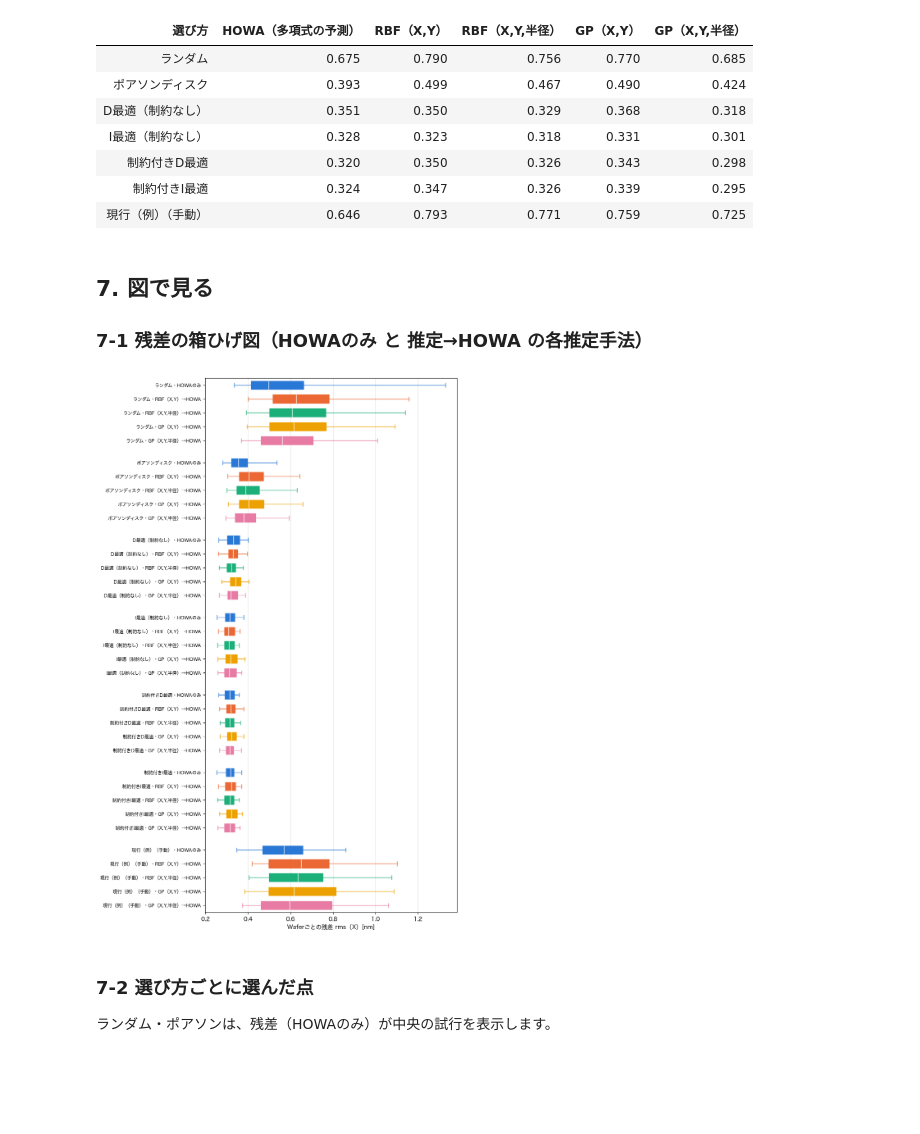
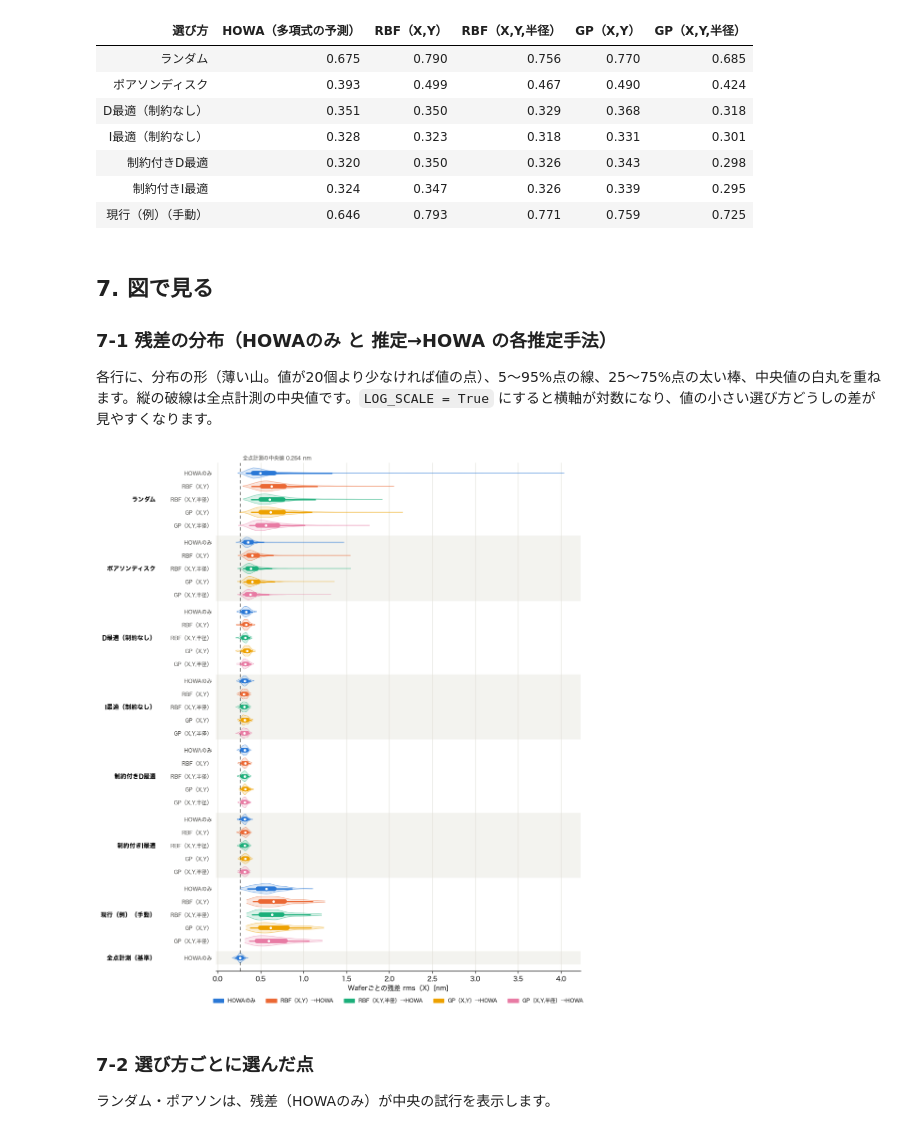
Before and after one commit to rsakamoto-0824/alignment-sampling-comparator, a Jupyter notebook: python/notebooks/alignment_sampling_evaluation.ipynb, the cells around one changed output. Saved outputs shown, nothing was run; the diff lists cells and outputs as text; code cells hidden in the pictures; blank space fills up the shorter version.

```diff
--- a/python/notebooks/alignment_sampling_evaluation.ipynb
+++ b/python/notebooks/alignment_sampling_evaluation.ipynb
@@ -66,5 +68,7 @@ def fmt(value, digits=3):
 # %%
 SETTINGS_FILE = None  # 例: Path("設定_20261004-1200.json")
+# 計測データのファイル。例: Path("../../data/計測.xlsx")。見本（乱数で作った架空のデータ）: Path("../../samples/sample_measurements.csv")
+MEASUREMENT_FILE = None
 
 if SETTINGS_FILE:
     loaded = asc.load_settings_file(SETTINGS_FILE)
@@ -91,5 +97,11 @@ print("強制計測Shot:", settings["constraints"]["mandatoryShotIds"] or "な
 # %%
-data = asc.generate_evaluation_data(wafer_map, settings["evaluationData"])
+if MEASUREMENT_FILE:
+    loaded_measurement = asc.load_measurement_file(MEASUREMENT_FILE, settings["map"])
+    wafer_map, data = loaded_measurement["map"], loaded_measurement["data"]
+    settings["evaluationData"]["source"] = "file"
+    print("\n".join(asc.describe_report(wafer_map, loaded_measurement["report"])))
+else:
+    data = asc.generate_evaluation_data(wafer_map, settings["evaluationData"])
 print(f"Shot {len(wafer_map['shots'])}個、有効なMark {len(wafer_map['marks'])}個、Wafer {data['waferCount']}枚")
 print(f"真のずれ X のRMS（全Wafer）: {np.sqrt((data['truthX'] ** 2).mean()):.3f} nm")
 # %% [output]
@@ -103,6 +115,12 @@ Shot番号（アプリやCSVの ShotId）の一覧から作ります。ここで
 除外Shot（と、端のShotを選ばない設定のときの端のShot）は評価から外れ、警告が出ます。
 # %%
 current_shot_ids = ["11", "13", "20", "26", "31", "34", "37", "39", "45", "48", "55", "58", "62", "66", "70", "73", "80", "85", "92", "94"]
+# マップにないShot番号（計測データのファイルのマップで番号が違うときなど）は使わない
+known_ids = {shot["id"] for shot in wafer_map["shots"]}
+unknown_ids = [shot_id for shot_id in current_shot_ids if shot_id not in known_ids]
+if unknown_ids:
+    print("マップにないShot番号は使いません:", ", ".join(unknown_ids))
+current_shot_ids = [shot_id for shot_id in current_shot_ids if shot_id in known_ids]
 manual_plans = [asc.plan_from_shot_ids("現行（例）", current_shot_ids, wafer_map, key="manual:1")] + manual_from_file
 for plan in manual_plans:
     print(plan["label"], "：Shot", len(plan["shotIndices"]), "個")
@@ -115,8 +133,8 @@ Waferマップと制約だけから、制約付きD最適・I最適の計測点
 # %%
 design_plan = asc.run_plan(wafer_map, settings)
 mandatory_shots = [design_plan["context"]["items"][item]["shotIndex"] for item in design_plan["context"]["mandatoryItems"]]
-figure, axes = plt.subplots(1, len(design_plan["sets"]), figsize=(6 * len(design_plan["sets"]), 6))
-for ax, entry in zip(np.atleast_1d(axes), design_plan["sets"]):
+figure, axes = plt.subplots(2, 2, figsize=(12, 12))
+for ax, entry in zip(np.atleast_1d(axes).ravel(), design_plan["sets"]):
     label = next(m["label"] for m in design_plan["methods"] if m["key"] == entry["method"])
     plots.plot_selection_map(wafer_map, entry, title=f"{label}（Shot {len(entry['shotIndices'])}個・Mark {len(entry['markIndices'])}個）", zones=settings["zones"], ax=ax, mandatory_shot_indices=mandatory_shots)
     (OUTPUT_DIRECTORY / f"plan_{entry['method']}.csv").write_text(asc.selection_to_csv(wafer_map, entry["markIndices"]), encoding="utf-8-sig")
@@ -234,13 +252,15 @@ show_table(["選び方"] + [asc.estimation_label(k) for k in output["estimationK
 # %% [markdown]
 ## 7. 図で見る
 
-### 7-1 残差の箱ひげ図（HOWAのみ と 推定→HOWA の各推定手法）
+### 7-1 残差の分布（HOWAのみ と 推定→HOWA の各推定手法）
+
+各行に、分布の形（薄い山。値が20個より少なければ値の点）、5〜95%点の線、25〜75%点の太い棒、中央値の白丸を重ねます。縦の破線は全点計測の中央値です。`LOG_SCALE = True` にすると横軸が対数になり、値の小さい選び方どうしの差が見やすくなります。
 # %%
-plots.plot_residual_boxes(output, axis="x", metric="rms")
-plt.tight_layout()
+LOG_SCALE = False
+plots.plot_residual_boxes(output, axis="x", metric="rms", log_scale=LOG_SCALE)
 plt.show()
 # %% [output]
-[figure, old version]
+[figure, new version]
 # %% [markdown]
 ### 7-2 選び方ごとに選んだ点
 
```
Also changed, not shown: parts of 8 cells of this notebook, 27 other files.
